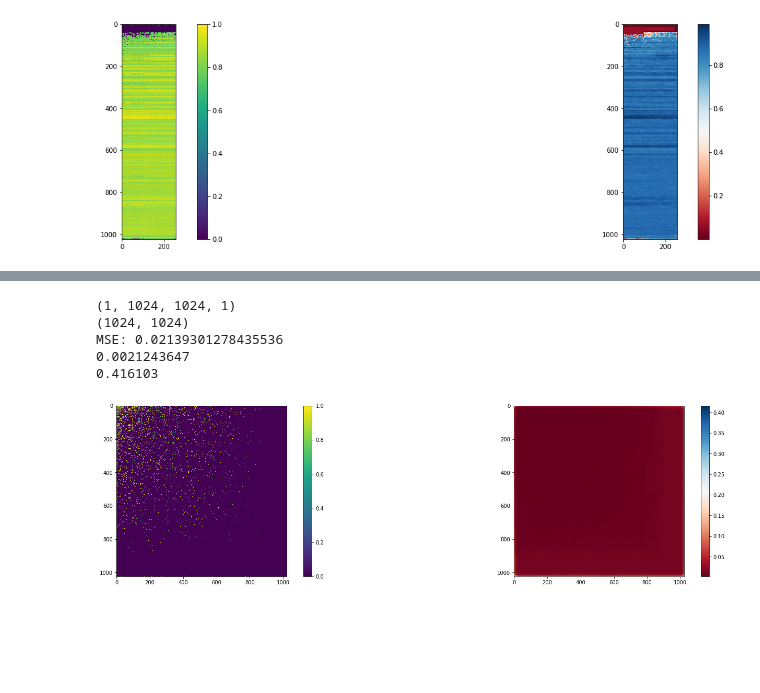
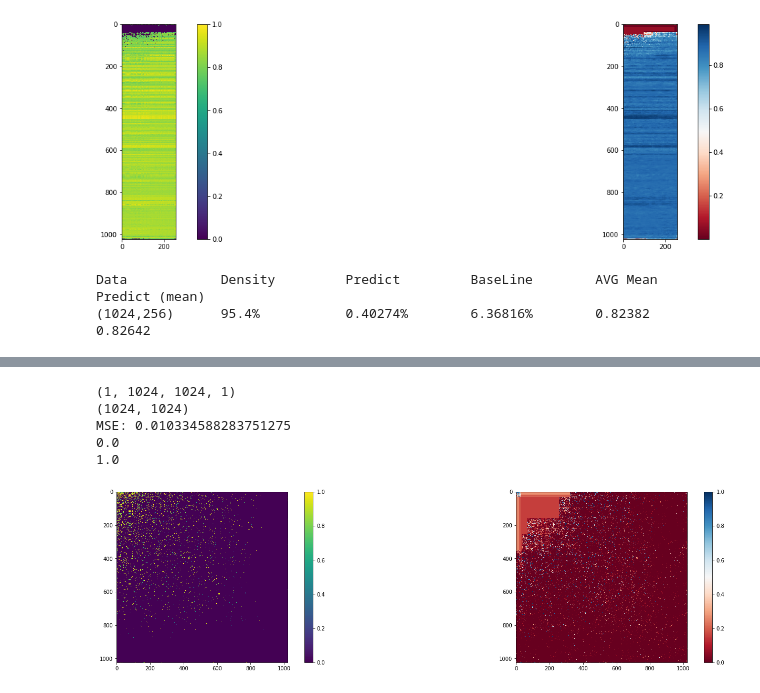
Before and after one commit to lovrek/MMCAE-data-fusion, a Jupyter notebook: Experiments/Example17, Denoising Convolution AutoEncode and Deep AutoEncoder (matrix 2^n) opt_Adadelta.ipynb, the cells around one changed output, grey strips where cells are left out. Drawn from its saved outputs; the diff is of its cells as text; code cells hidden in the pictures; blank space fills up the shorter version.

```diff
--- a/Experiments/Example17, Denoising Convolution AutoEncode and Deep AutoEncoder (matrix 2^n) opt_Adadelta.ipynb
+++ b/Experiments/Example17, Denoising Convolution AutoEncode and Deep AutoEncoder (matrix 2^n) opt_Adadelta.ipynb
@@ -326,6 +326,12 @@ Non-trainable params: 0
 _________________________________________________________________
 Epoch 1/100
 # %%
+for data in list_data:
+    if data.shape[1] == 128:
+        d = data
+
+row, col = d.shape
+
 autoencoder = load_model('/data/multimodal/dicty/experiment_' + str(numOfExperiment) +'_cnn_ann.h5')
 
 predict = autoencoder.predict(d.reshape(1, row, col, 1))
@@ -542,6 +594,12 @@ MSE: 0.004027366513046403
 0.9886064
 [figure]
 # %%
+for data in list_data:
+    if data.shape[1] == 256:
+        d = data
+
+row, col = d.shape
+
 autoencoder = load_model('/data/multimodal/dicty/experiment_' + str(numOfExperiment) +'_cnn_expr.h5')
 
 predict = autoencoder.predict(d.reshape(1, row, col, 1))
@@ -597,6 +655,49 @@ MSE: 0.004027366513046403
 9.7039134e-08
 0.9886064
 [figure]
+# %%
+def shuffle_data(org_data):
+    row, col = org_data.shape
+    tmp_data = org_data.flatten()
+    np.random.shuffle(tmp_data)  # shuffle org data
+    return np.array(tmp_data).reshape(row, col)
+
+
+shuffled_data = shuffle_data(org_data)
+shuffled_predict = autoencoder.predict(d.reshape(1, row, col, 1))
+
+outputHeader = 'Data\t\t'
+outputHeader += 'Density\t\t'
+outputHeader += 'Predict\t\t'
+outputHeader += 'BaseLine\t'
+outputHeader += 'AVG Mean\t'
+outputHeader += 'Predict (mean)\t'
+# outputHeader += 'Predict (min)\t'
+# outputHeader += 'Predict (max)\t'
+print(outputHeader)
+
+#         print('Data \t\t\tDensity \tPredict \tBaseLine \tAVG Mean')
+row, col = org_data.shape
+mse = mean_squared_error(org_data.flatten(), predict.flatten())
+mse_base_line = mean_squared_error(shuffled_data.flatten(), shuffled_predict.flatten())
+
+non_zeros = org_data.flatten()
+non_zeros[org_data.flatten() > 0] = 1
+org_mean = round(np.mean(non_zeros * org_data.flatten()), 5)
+predict_mean = round(np.mean(non_zeros * predict.flatten()), 5)
+
+outputBody = '(' + str(row) + ',' + str(col) + ') ' + '\t'
+outputBody += str(round((np.count_nonzero(org_data)/(row * col)) * 100, 2)) + '% \t\t'
+outputBody += str(round(mse * 100, 5)) + '% \t'
+outputBody += str(round(mse_base_line * 100, 5)) + '% '+ '\t'
+outputBody += str(org_mean) + '\t\t'
+outputBody += str(predict_mean) + '\t\t'
+# outputBody += str(round(min(predict.flatten()), 5)) + '\t\t'
+# outputBody += str(round(max(predict.flatten()), 5)) + '\t'
+print(outputBody)
+# %% [output]
+Data            Density         Predict         BaseLine        AVG Mean        Predict (mean)
+(1024,256)      95.4%           0.40274%        6.36816%        0.82382         0.82642
 # %%
 def data_generator(filenames, org_data, batch_size=1):
     # n_pack => 100 samples of matrix
@@ -761,7 +862,13 @@ Epoch 3/100
 400/400 [==============================] - 300s 749ms/step - loss: 0.0939
 Epoch 4/100
 # %%
-autoencoder = load_model('/data/multimodal/dicty/experiment_' + str(numOfExperiment) + '_cnn_ppi.h5')
+for data in list_data:
+    if data.shape[1] == 1024:
+        d = data
+
+row, col = d.shape
+file = 'ppi'
+autoencoder = load_model('/data/multimodal/dicty/experiment_' + str(numOfExperiment) + '_cnn_' + file + '.h5')
 
 predict = autoencoder.predict(d.reshape(1, row, col, 1))
 print(predict.shape)
@@ -785,34 +892,34 @@ color_pack2 = 'RdBu'
 fig, axes = plt.subplots(nrows=1, ncols=2, figsize=(25, 6))
 org_data = d
 predict = predict.reshape((row, col))
 
 print(np.min(predict))
 print(np.max(predict))
 
 
 ax = axes[0]
 im = ax.imshow(org_data, vmin=0, vmax=1, cmap=plt.cm.get_cmap(color_pack))
 
 ax = axes[1]
 im2 = ax.imshow(predict, vmin=np.min(predict), vmax=np.max(predict), cmap=plt.cm.get_cmap(color_pack2))
 
 #     ax = axes[2]
 #     im = ax.imshow(predict - org_data, vmin=-1, vmax=1, cmap=plt.cm.get_cmap(color_pack))
 
 # fig.colorbar(im, ax=axes.ravel().tolist())
 #     cax,kw = mpl.colorbar.make_axes([ax for ax in axes.flat])
 cax,kw = mpl.colorbar.make_axes([axes[0]])
 cax2,kw2 = mpl.colorbar.make_axes([axes[1]])
 cba = plt.colorbar(im, cax=cax, **kw)
 cbb = plt.colorbar(im2, cax=cax2, **kw2)
 
 plt.savefig(path + 'experiment' + str(numOfExperiment) + '_' + file + '_org_vs_predict.png')
 
 plt.show()
 # %% [output]
 (1, 1024, 1024, 1)
 (1024, 1024)
-MSE: 0.02139301278435536
-0.0021243647
-0.416103
+MSE: 0.010334588283751275
+0.0
+1.0
-[figure, old version]
+[figure, new version]
```
Also changed, not shown: parts of 5 cells of this notebook, 3 other files.
